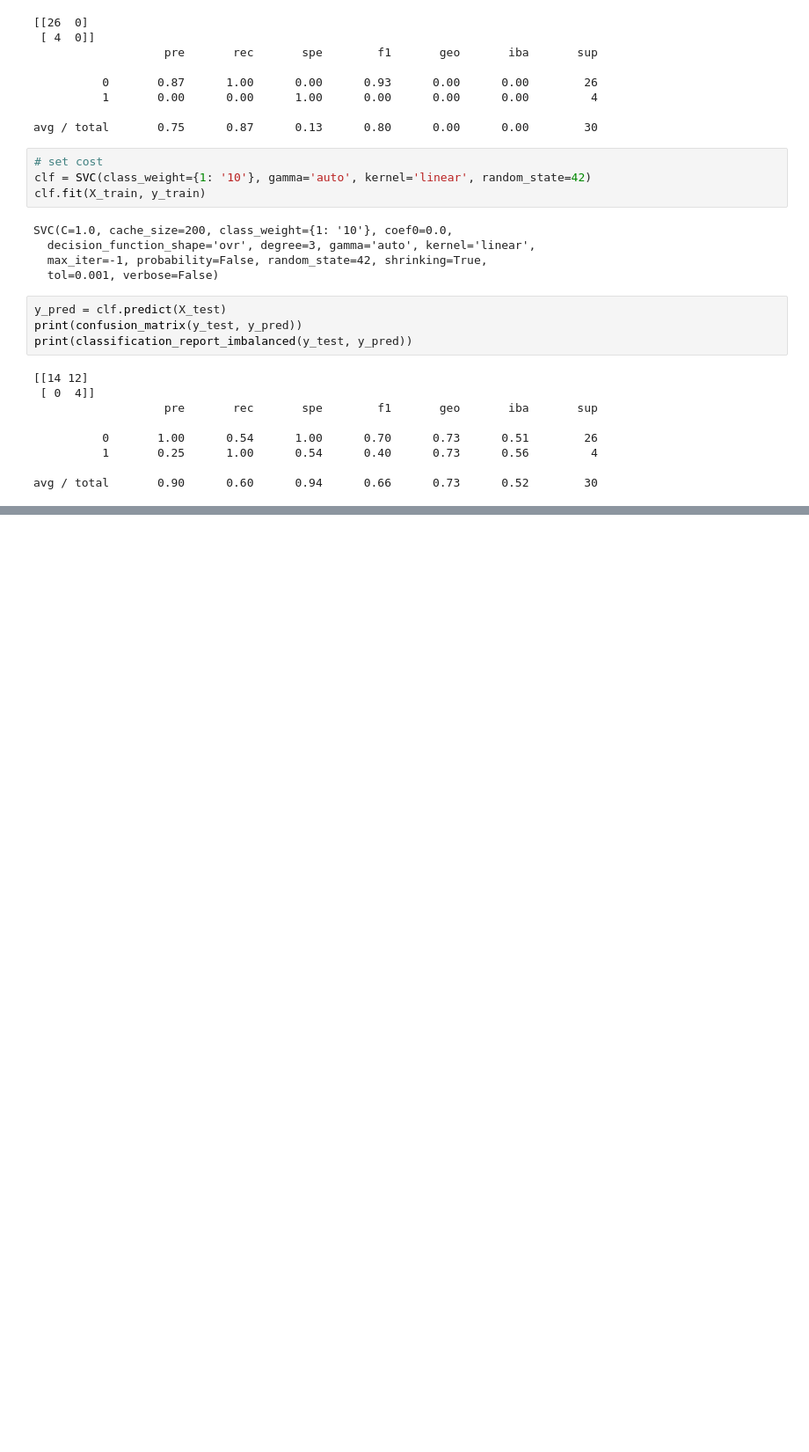
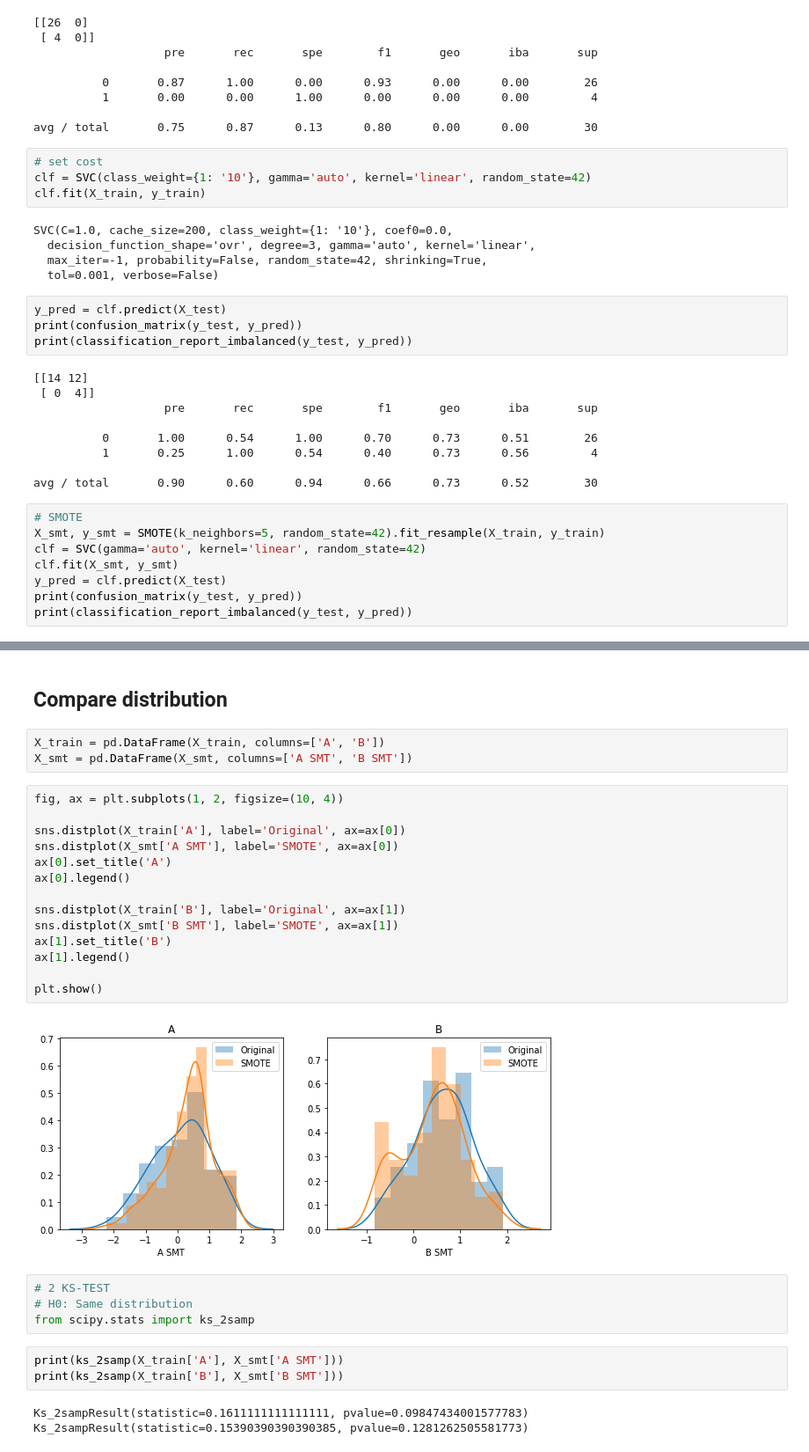
Before and after one commit to baibai25/en_2019, a Jupyter notebook: imbalance.ipynb, the cells around one changed output, grey strips where cells are left out. Shown at 88% size. Saved outputs shown, nothing was run; the diff lists cells and outputs as text; blank space fills up the shorter version.

```diff
--- a/imbalance.ipynb
+++ b/imbalance.ipynb
@@ -135,3 +133,11 @@ print(classification_report_imbalanced(y_test, y_pred))
           1       0.25      1.00      0.54      0.40      0.73      0.56         4
 
 avg / total       0.90      0.60      0.94      0.66      0.73      0.52        30
+# %%
+# SMOTE
+X_smt, y_smt = SMOTE(k_neighbors=5, random_state=42).fit_resample(X_train, y_train)
+clf = SVC(gamma='auto', kernel='linear', random_state=42)
+clf.fit(X_smt, y_smt)
+y_pred = clf.predict(X_test)
+print(confusion_matrix(y_test, y_pred))
+print(classification_report_imbalanced(y_test, y_pred))
@@ -137,0 +153,31 @@ avg / total       0.90      0.60      0.94      0.66      0.73      0.52
+# %% [markdown]
+## Compare distribution
+# %%
+X_train = pd.DataFrame(X_train, columns=['A', 'B'])
+X_smt = pd.DataFrame(X_smt, columns=['A SMT', 'B SMT'])
+# %%
+fig, ax = plt.subplots(1, 2, figsize=(10, 4))
+
+sns.distplot(X_train['A'], label='Original', ax=ax[0])
+sns.distplot(X_smt['A SMT'], label='SMOTE', ax=ax[0])
+ax[0].set_title('A')
+ax[0].legend()
+
+sns.distplot(X_train['B'], label='Original', ax=ax[1])
+sns.distplot(X_smt['B SMT'], label='SMOTE', ax=ax[1])
+ax[1].set_title('B')
+ax[1].legend()
+
+plt.show()
+# %% [output]
+[figure, added]
+# %%
+# 2 KS-TEST
+# H0: Same distribution
+from scipy.stats import ks_2samp
+# %%
+print(ks_2samp(X_train['A'], X_smt['A SMT']))
+print(ks_2samp(X_train['B'], X_smt['B SMT']))
+# %% [output]
+Ks_2sampResult(statistic=0.1611111111111111, pvalue=0.09847434001577783)
+Ks_2sampResult(statistic=0.15390390390390385, pvalue=0.1281262505581773)
```
Also changed, not shown: parts of 7 cells of this notebook.
